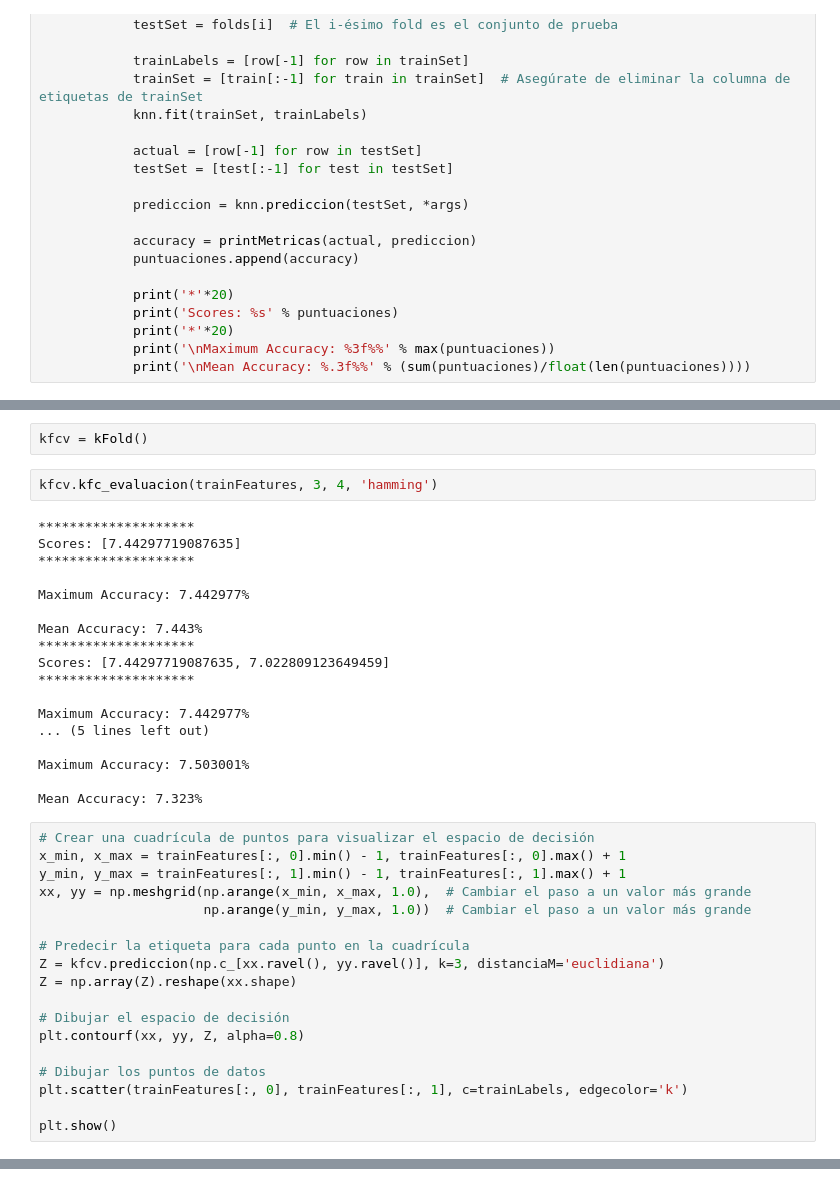
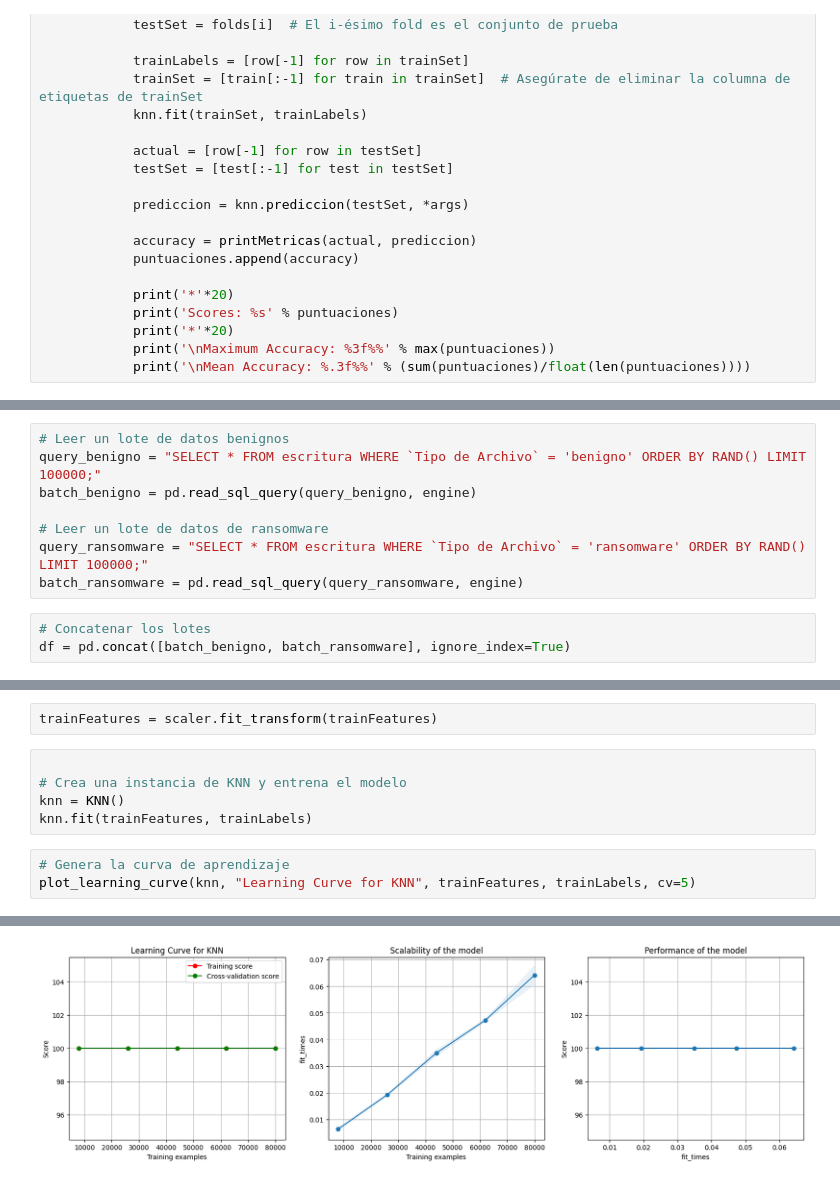
Before and after one commit to MarcoBetance0327/RanSap, a Jupyter notebook: knn2.ipynb, the cells around one changed output, grey strips where cells are left out. Cells and saved outputs as stored; diff of their text form.

```diff
--- a/knn2.ipynb
+++ b/knn2.ipynb
@@ -149 +283,12 @@ class kFold:
+# %%
+# Leer un lote de datos benignos
+query_benigno = "SELECT * FROM escritura WHERE `Tipo de Archivo` = 'benigno' ORDER BY RAND() LIMIT 100000;"
+batch_benigno = pd.read_sql_query(query_benigno, engine)
+
+# Leer un lote de datos de ransomware
+query_ransomware = "SELECT * FROM escritura WHERE `Tipo de Archivo` = 'ransomware' ORDER BY RAND() LIMIT 100000;"
+batch_ransomware = pd.read_sql_query(query_ransomware, engine)
+# %%
+# Concatenar los lotes
+df = pd.concat([batch_benigno, batch_ransomware], ignore_index=True)
 # %%
@@ -169,40 +300,11 @@ plt.show()
-# %%
-kfcv = kFold()
-# %%
-kfcv.kfc_evaluacion(trainFeatures, 3, 4, 'hamming')
-# %% [output]
-********************
-Scores: [7.44297719087635]
-********************
-
-Maximum Accuracy: 7.442977%
-
-Mean Accuracy: 7.443%
-********************
-Scores: [7.44297719087635, 7.022809123649459]
-********************
-
-Maximum Accuracy: 7.442977%
-... (5 lines left out)
-
-Maximum Accuracy: 7.503001%
-
-Mean Accuracy: 7.323%
-# %%
-# Crear una cuadrícula de puntos para visualizar el espacio de decisión
-x_min, x_max = trainFeatures[:, 0].min() - 1, trainFeatures[:, 0].max() + 1
-y_min, y_max = trainFeatures[:, 1].min() - 1, trainFeatures[:, 1].max() + 1
-xx, yy = np.meshgrid(np.arange(x_min, x_max, 1.0),  # Cambiar el paso a un valor más grande
-                     np.arange(y_min, y_max, 1.0))  # Cambiar el paso a un valor más grande
-
-# Predecir la etiqueta para cada punto en la cuadrícula
-Z = kfcv.prediccion(np.c_[xx.ravel(), yy.ravel()], k=3, distanciaM='euclidiana')
-Z = np.array(Z).reshape(xx.shape)
-
-# Dibujar el espacio de decisión
-plt.contourf(xx, yy, Z, alpha=0.8)
-
-# Dibujar los puntos de datos
-plt.scatter(trainFeatures[:, 0], trainFeatures[:, 1], c=trainLabels, edgecolor='k')
-
-plt.show()
+# %%
+trainFeatures = scaler.fit_transform(trainFeatures)
+# %%
+
+# Crea una instancia de KNN y entrena el modelo
+knn = KNN()
+knn.fit(trainFeatures, trainLabels)
+# %%
+# Genera la curva de aprendizaje
+plot_learning_curve(knn, "Learning Curve for KNN", trainFeatures, trainLabels, cv=5)
+# %% [output]
@@ -208,0 +312 @@ plt.show()
+[figure, added]
```
Also changed, not shown: parts of 18 cells of this notebook, 5 other files.
